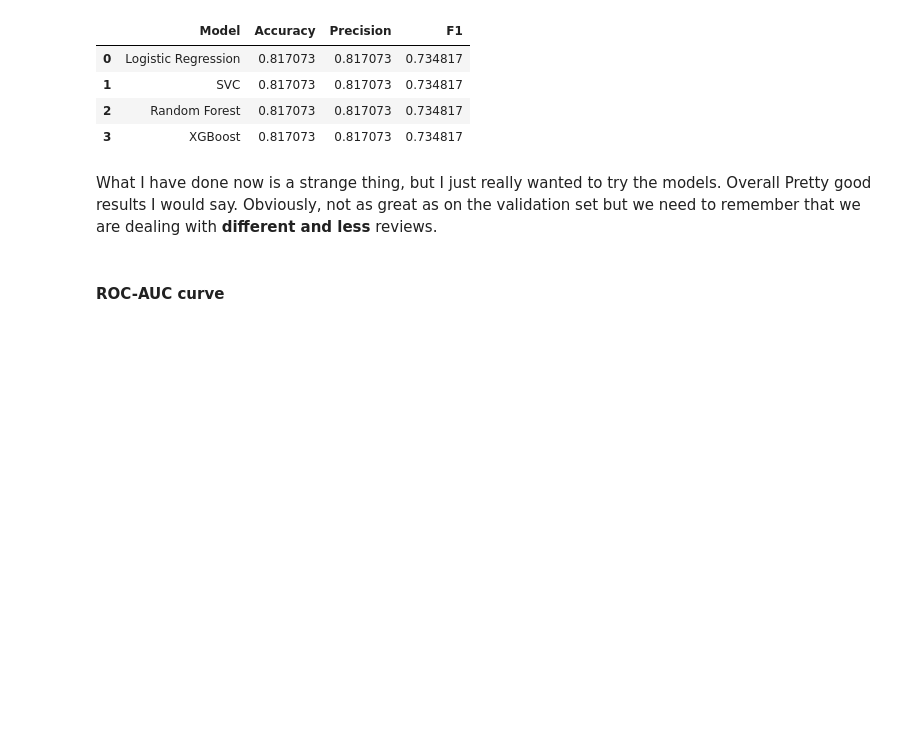
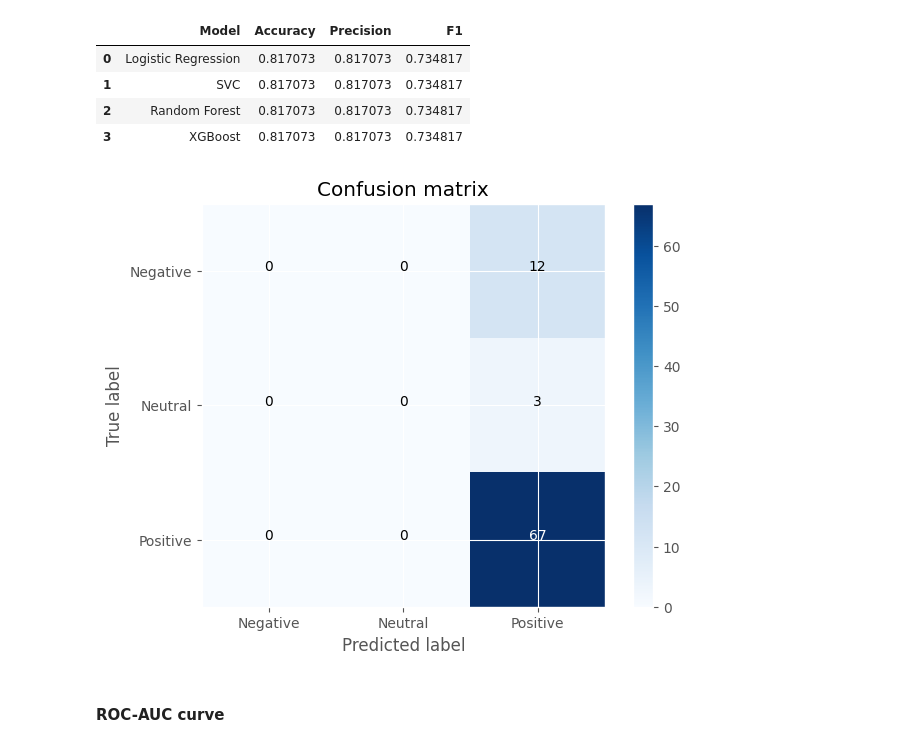
Before and after one commit to DavidAlexanderMoe/Sentiment-Analysis-and-Web-Scraping, a Jupyter notebook: Scripts/Analysis/4. Model Selection and Evaluation.ipynb, the cells around one changed output. Saved outputs shown, nothing was run; the diff lists cells and outputs as text; code cells hidden in the pictures; blank space fills up the shorter version.

```diff
--- a/Scripts/Analysis/4. Model Selection and Evaluation.ipynb
+++ b/Scripts/Analysis/4. Model Selection and Evaluation.ipynb
@@ -473,8 +519,12 @@ df_results
 | 1 | SVC | 0.817073 | 0.817073 | 0.734817 |
 | 2 | Random Forest | 0.817073 | 0.817073 | 0.734817 |
 | 3 | XGBoost | 0.817073 | 0.817073 | 0.734817 |
-# %% [markdown]
-What I have done now is a strange thing, but I just really wanted to try the models. Overall Pretty good results I would say. Obviously, not as great as on the validation set but we need to remember that we are dealing with **different and less** reviews.
+# %%
+# since all results are the same i can just plot a
+confusion = confusion_matrix(y_val, y_val_pred)
+confusion_matrix_plot(confusion, classes=['Negative','Neutral','Positive'])
+# %% [output]
+[figure, added]
 # %% [markdown]
 #### ROC-AUC curve
 # %% [markdown]
```
Also changed, not shown: parts of 10 cells of this notebook.
